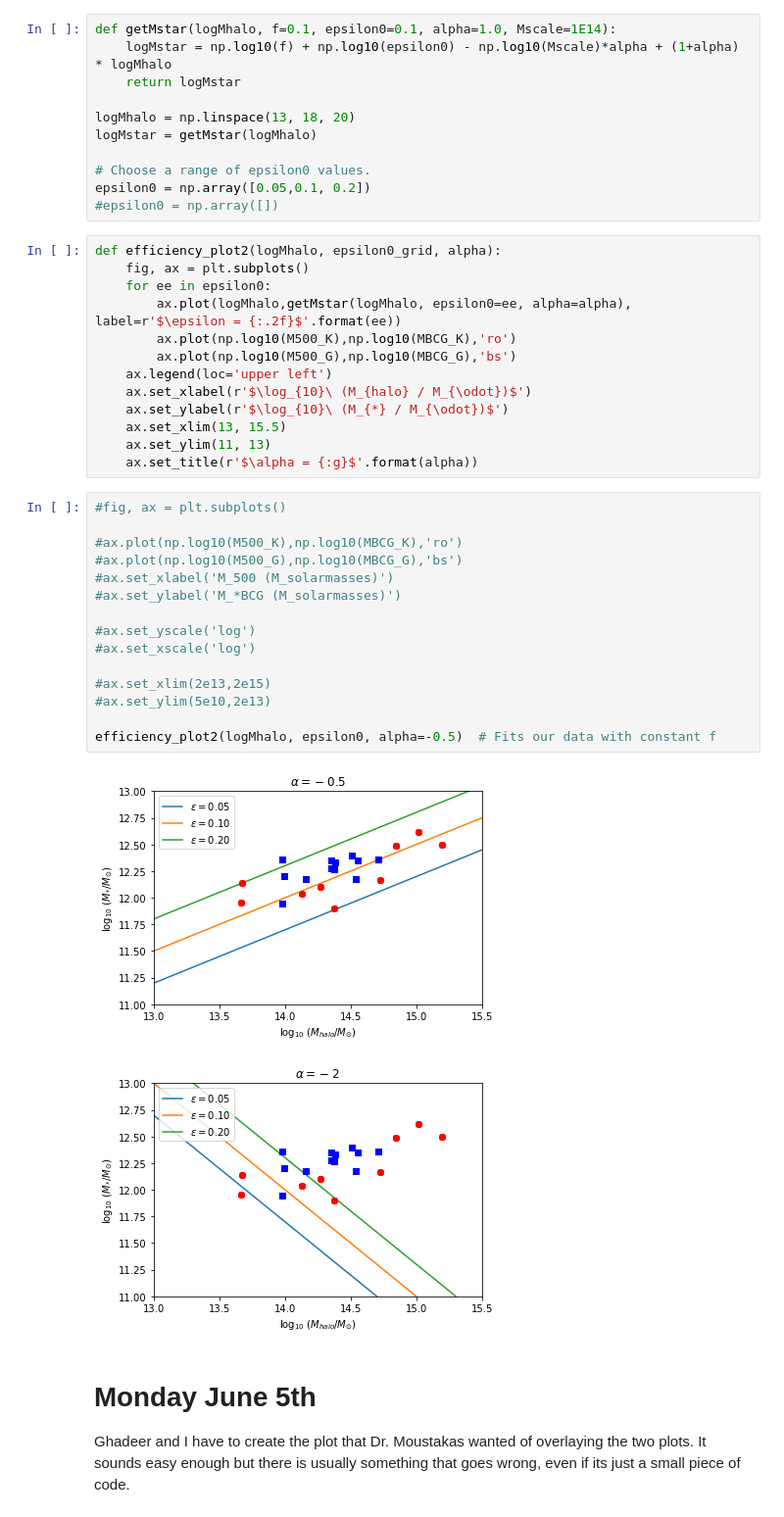
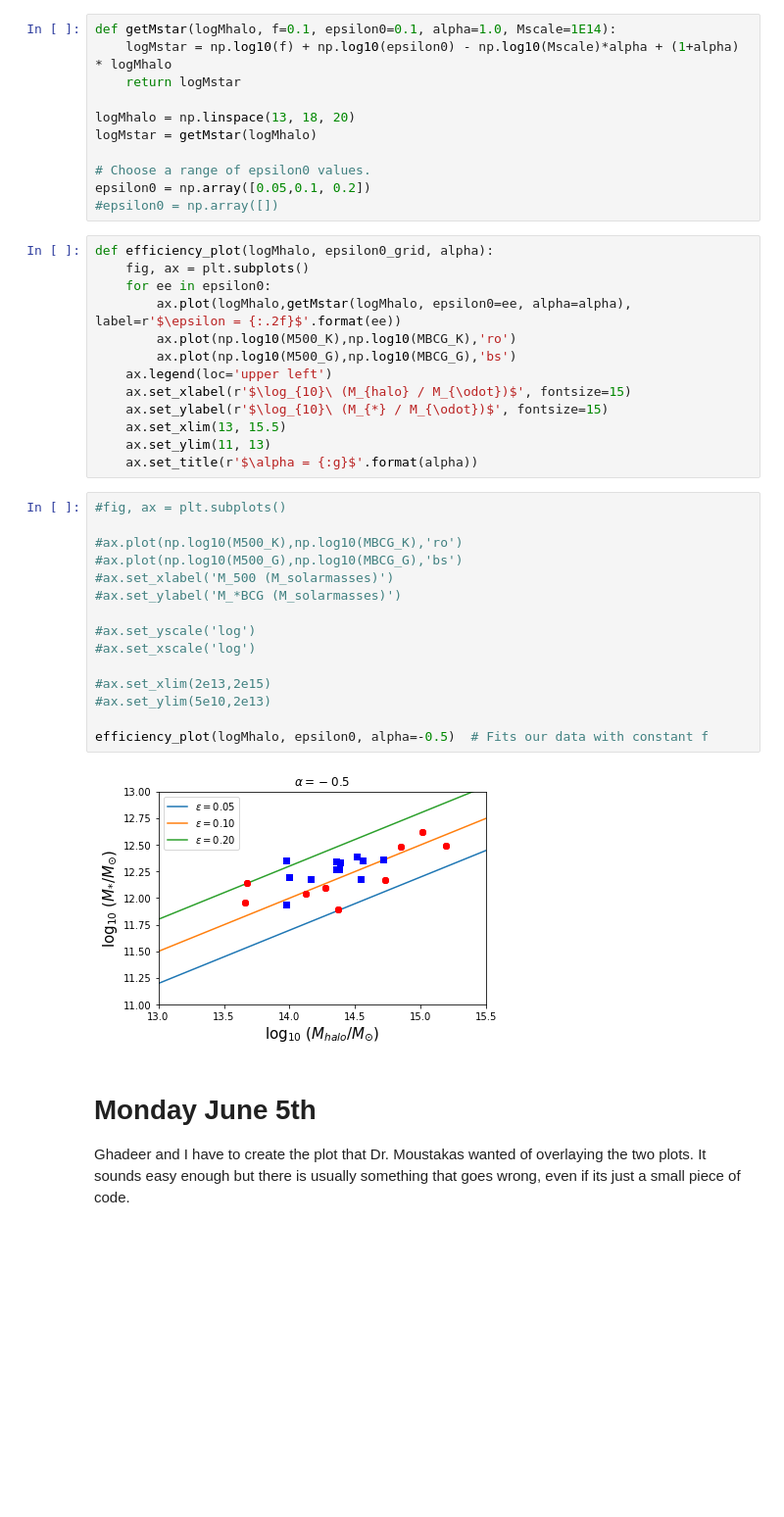
Before and after one commit to moustakas/siena-astrophysics, a Jupyter notebook: summer2017/daniel/Dan_Finnegan_Summer17.ipynb, the cells around one changed output. Shown at 98% size. Drawn from its saved outputs; the diff is of its cells as text; blank space fills up the shorter version.

```diff
--- a/summer2017/daniel/Dan_Finnegan_Summer17.ipynb
+++ b/summer2017/daniel/Dan_Finnegan_Summer17.ipynb
@@ -301,36 +301,35 @@ logMstar = getMstar(logMhalo)
 epsilon0 = np.array([0.05,0.1, 0.2])
 #epsilon0 = np.array([])
 # %%
-def efficiency_plot2(logMhalo, epsilon0_grid, alpha):
+def efficiency_plot(logMhalo, epsilon0_grid, alpha):
     fig, ax = plt.subplots()
     for ee in epsilon0:
         ax.plot(logMhalo,getMstar(logMhalo, epsilon0=ee, alpha=alpha), label=r'$\epsilon = {:.2f}$'.format(ee))
         ax.plot(np.log10(M500_K),np.log10(MBCG_K),'ro')
         ax.plot(np.log10(M500_G),np.log10(MBCG_G),'bs')
     ax.legend(loc='upper left')
-    ax.set_xlabel(r'$\log_{10}\ (M_{halo} / M_{\odot})$')
-    ax.set_ylabel(r'$\log_{10}\ (M_{*} / M_{\odot})$')
+    ax.set_xlabel(r'$\log_{10}\ (M_{halo} / M_{\odot})$', fontsize=15)
+    ax.set_ylabel(r'$\log_{10}\ (M_{*} / M_{\odot})$', fontsize=15)
     ax.set_xlim(13, 15.5)
     ax.set_ylim(11, 13)
     ax.set_title(r'$\alpha = {:g}$'.format(alpha))
 # %%
 #fig, ax = plt.subplots()
 
 #ax.plot(np.log10(M500_K),np.log10(MBCG_K),'ro')
 #ax.plot(np.log10(M500_G),np.log10(MBCG_G),'bs')
 #ax.set_xlabel('M_500 (M_solarmasses)')
 #ax.set_ylabel('M_*BCG (M_solarmasses)')
 
 #ax.set_yscale('log')
 #ax.set_xscale('log')
 
 #ax.set_xlim(2e13,2e15)
 #ax.set_ylim(5e10,2e13)
 
-efficiency_plot2(logMhalo, epsilon0, alpha=-0.5)  # Fits our data with constant f
+efficiency_plot(logMhalo, epsilon0, alpha=-0.5)  # Fits our data with constant f
 # %% [output]
-[figure, old version]
+[figure, new version]
-[figure, removed]
 # %% [markdown]
 # Monday June 5th
 
```
Also changed, not shown: parts of 17 cells of this notebook.
